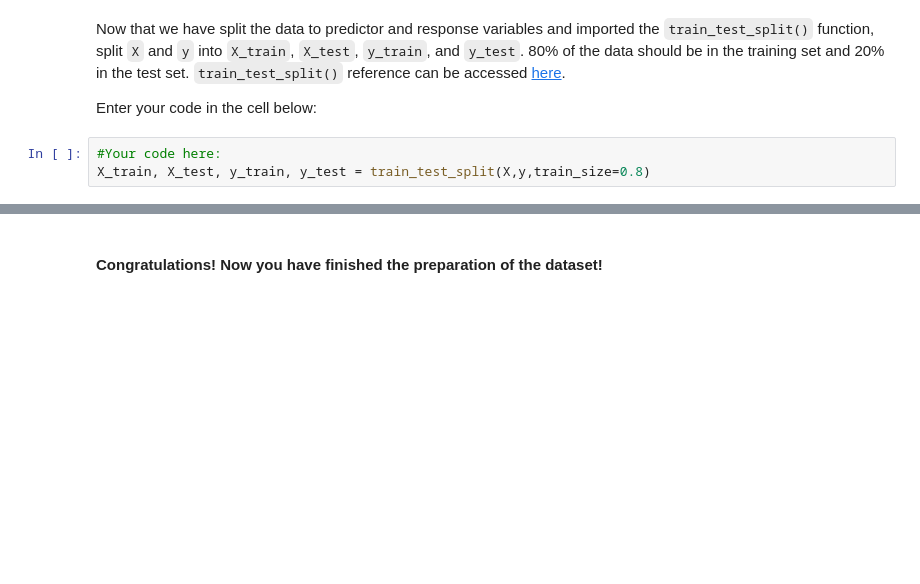
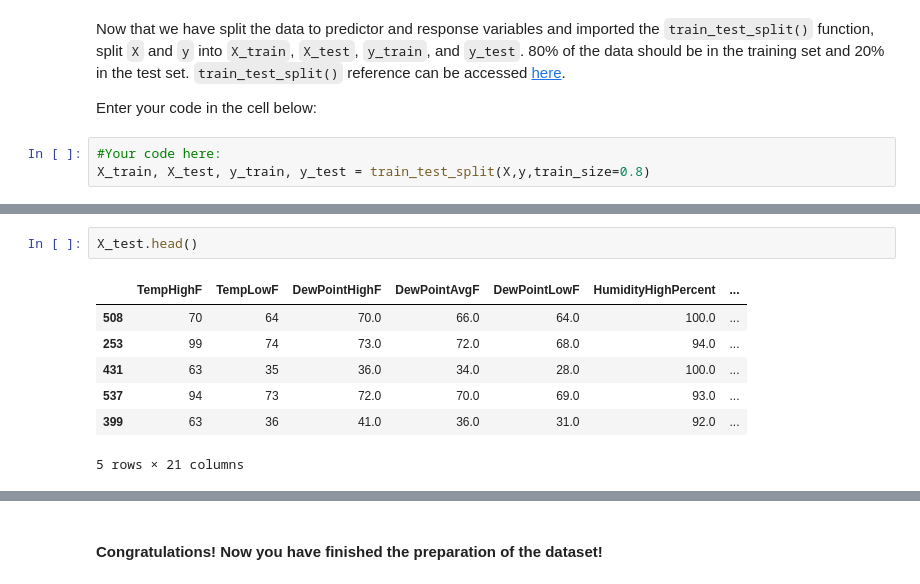
Before and after one commit to eric-martinet/IRONLABS, a Jupyter notebook: Module03/Lab_2_Intro-to-ML/main.ipynb, the cells around one changed output, grey strips where cells are left out. Cells and saved outputs as stored; diff of their text form; blank space fills up the shorter version.

```diff
--- a/Module03/Lab_2_Intro-to-ML/main.ipynb
+++ b/Module03/Lab_2_Intro-to-ML/main.ipynb
@@ -511,0 +522,10 @@ X_train, X_test, y_train, y_test = train_test_split(X,y,train_size=0.8)
+# %%
+X_test.head()
+# %% [output]
+|  | TempHighF | TempLowF | DewPointHighF | DewPointAvgF | DewPointLowF | HumidityHighPercent | ... |
+| 508 | 70 | 64 | 70.0 | 66.0 | 64.0 | 100.0 | ... |
+| 253 | 99 | 74 | 73.0 | 72.0 | 68.0 | 94.0 | ... |
+| 431 | 63 | 35 | 36.0 | 34.0 | 28.0 | 100.0 | ... |
+| 537 | 94 | 73 | 72.0 | 70.0 | 69.0 | 93.0 | ... |
+| 399 | 63 | 36 | 41.0 | 36.0 | 31.0 | 92.0 | ... |
+5 rows × 21 columns
```
Also changed, not shown: parts of 12 cells of this notebook.
